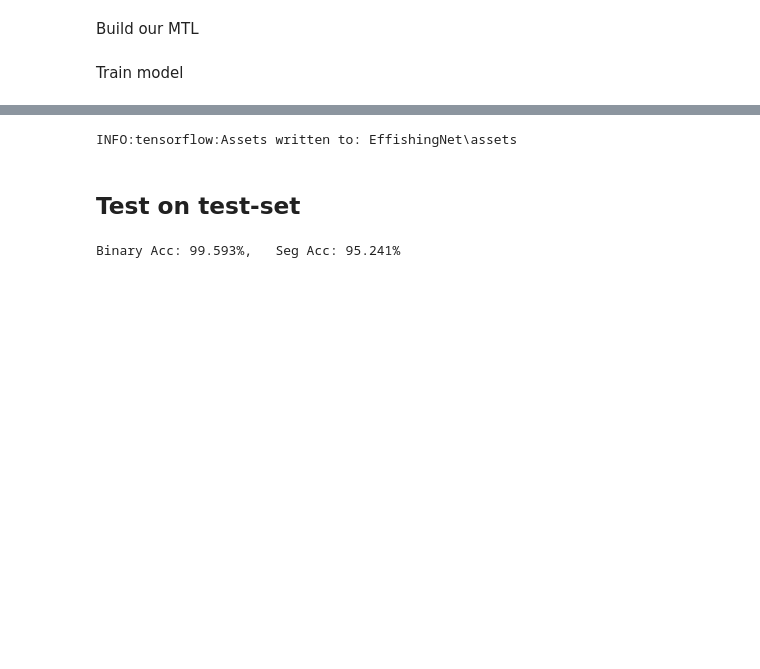
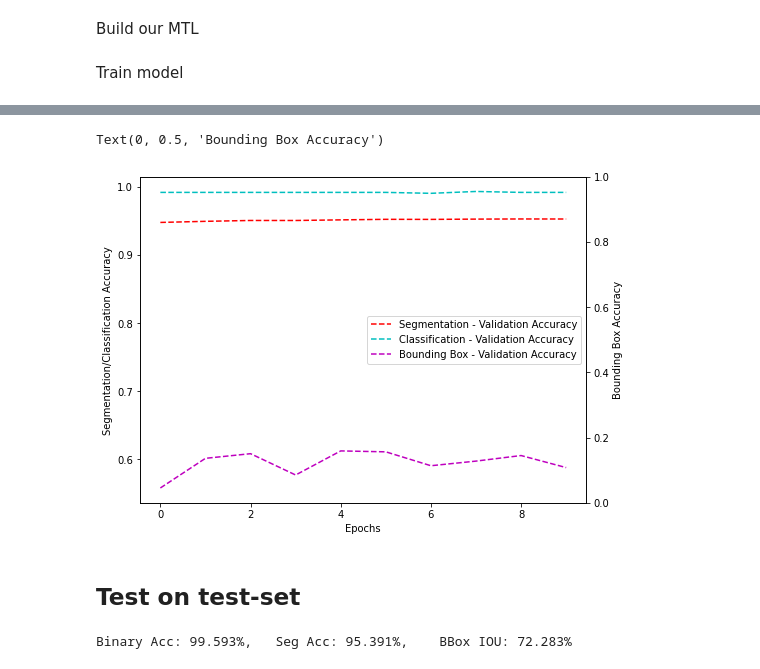
Before and after one commit to mazabdul7/intro_dl_cw2, a Jupyter notebook: train.ipynb, the cells around one changed output, grey strips where cells are left out. Cells and saved outputs as stored; diff of their text form; code cells hidden in the pictures; blank space fills up the shorter version.

```diff
--- a/train.ipynb
+++ b/train.ipynb
@@ -64,8 +70,8 @@ encoder.summary()
 # Use our MTL framework to custom build a model
 mtl_builder = MTLFramework(encoder, (img_height, img_width, channels))
 mtl_builder.add_segmentation_head()
-mtl_builder.add_binary_classification_head(base_model_name, trainable=False)
-mtl_builder.add_bbox_classification_head(base_model_name, trainable=False)
+mtl_builder.add_binary_classification_head(base_model_name, trainable=True)
+mtl_builder.add_bbox_classification_head(base_model_name, trainable=True)
 model = mtl_builder.build_mtl_model()
 # %%
 model.summary()
@@ -87,7 +93,7 @@ def generator_img():
 
         # Regularisation and shuffling
         X, Y1, Y2, Y3 = tools.get_randomised_data([X, Y1, Y2, Y3])
-        #X, Y1 = tools.data_augmentation(X, Y1) # Fix augmentation
+        X, Y1, Y3 = tools.data_augmentation(X, Y1, Y3) # Fix augmentation
 
         yield X, (Y1, Y2, Y3)
 # %%
@@ -107,11 +112,11 @@ def generator_img_val():
 
         yield X, (Y1, Y2, Y3)
 # %%
-model.compile(optimizer=keras.optimizers.Adam(),
+model.compile(optimizer=keras.optimizers.Adam(1e-4),
               loss={'segnet_out' : tf.keras.losses.BinaryCrossentropy(from_logits=True),
                     'bin_class_out' : tf.keras.losses.BinaryCrossentropy(),
                     'bbox_out' : tf.keras.losses.MeanAbsoluteError()},
-              loss_weights=[1,1,1/1000], # Scale MAE to BC range
+              loss_weights=[1,1,1/100], # Scale MAE to BC range
               metrics=['accuracy'])
 # %%
-model.fit(generator_img(), validation_data=generator_img_val(), epochs=5, steps_per_epoch=num_train//batch_size, validation_steps=num_val//batch_size_val)
+history = model.fit(generator_img(), validation_data=generator_img_val(), epochs=10, steps_per_epoch=num_train//batch_size, validation_steps=num_val//batch_size_val)
@@ -118,7 +144,21 @@ model.fit(generator_img(), validation_data=generator_img_val(), epochs=5, steps_
+# %%
+fig, ax = plt.subplots(figsize=(8,6))
+#ax.plot(list(range(10)), history.history['segnet_out_accuracy'], 'r-', label='Segmentation - Training Accuracy')
+ax.plot(list(range(10)), history.history['val_segnet_out_accuracy'], 'r--', label='Segmentation - Validation Accuracy')
+#ax.plot(list(range(10)), history.history['bin_class_out_accuracy'], 'c-', label='Classification - Training Accuracy')
+ax.plot(list(range(10)), history.history['val_bin_class_out_accuracy'], 'c--', label='Classification - Validation Accuracy')
+ax2 = ax.twinx()
+#ax.plot(list(range(10)), history.history['bbox_out_accuracy'], 'm-', label='Bounding Box - Training Accuracy')
+ax.plot(list(range(10)), history.history['val_bbox_out_accuracy'], 'm--', label='Bounding Box - Validation Accuracy')
+ax.legend()
+ax.set_xlabel('Epochs')
+ax.set_ylabel('Segmentation/Classification Accuracy')
+ax2.set_ylabel('Bounding Box Accuracy')
+# %% [output]
+Text(0, 0.5, 'Bounding Box Accuracy')
+[figure, added]
 # %%
-model.save('EffishingNet')
+model.save('EffishingNetN')
-# %% [output]
-INFO:tensorflow:Assets written to: EffishingNet\assets
 # %% [markdown]
 ## Test on test-set
 # %%
@@ -137,6 +177,7 @@ bin_pred = np.round(bin_pred) # Round confidence score
 
 bin_acc = np.sum(bin_pred == label_ds_test)/label_ds_test.shape[0]
 seg_acc = np.sum(seg_pred == masks_ds_test)/(masks_ds_test.shape[0]*(img_height*img_width))
-print(f'Binary Acc: {round(bin_acc*100, 3)}%,   Seg Acc: {round(seg_acc*100, 3)}%')
+iou = np.mean(tools.calculate_iou(bbox_ds_test, bbox_pred))
+print(f'Binary Acc: {round(bin_acc*100, 3)}%,   Seg Acc: {round(seg_acc*100, 3)}%,    BBox IOU: {round(iou*100, 3)}%')
 # %% [output]
-Binary Acc: 99.593%,   Seg Acc: 95.241%
+Binary Acc: 99.593%,   Seg Acc: 95.391%,    BBox IOU: 72.283%
```
Also changed, not shown: parts of 11 cells of this notebook, 4 other files.
